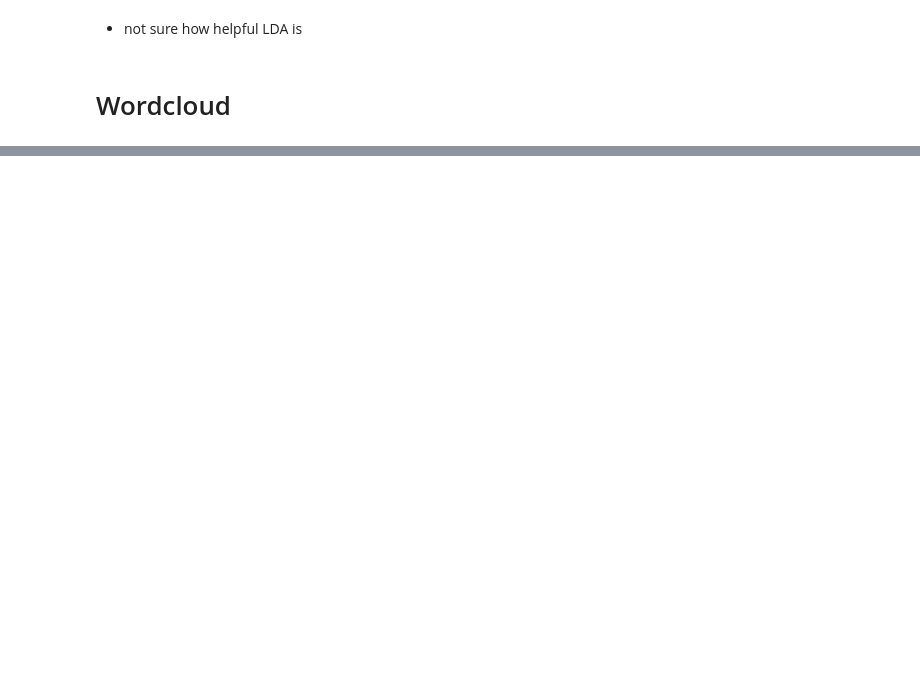
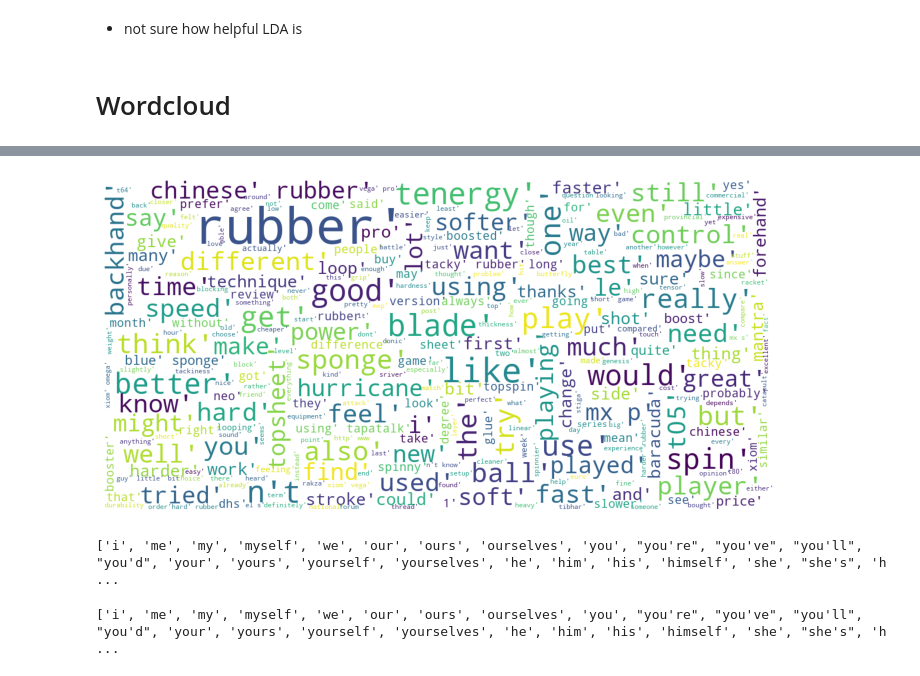
Before and after one commit to vionwinnie/ds4a-t15-tableTennis-product-review, a Jupyter notebook: EDA/simple_sentences_EDA.ipynb, the cells around one changed output, grey strips where cells are left out. Saved outputs shown, nothing was run; the diff lists cells and outputs as text; code cells hidden in the pictures; blank space fills up the shorter version.

```diff
--- a/EDA/simple_sentences_EDA.ipynb
+++ b/EDA/simple_sentences_EDA.ipynb
@@ -281,0 +315,8 @@ show_wordcloud(corpus,500)
+# %%
+show_wordcloud_custom_shape(corpus_lowercase,500)
+# %% [output]
+[figure, added]
+# %%
+print(stop)
+# %% [output]
+['i', 'me', 'my', 'myself', 'we', 'our', 'ours', 'ourselves', 'you', "you're", "you've", "you'll", "you'd", 'your', 'yours', 'yourself', 'yourselves', 'he', 'him', 'his', 'himself', 'she', "she's", 'h ...
@@ -281,0 +327,5 @@ show_wordcloud(corpus,500)
+# %%
+custom_stop = stop + custom_words
+print(custom_stop)
+# %% [output]
+['i', 'me', 'my', 'myself', 'we', 'our', 'ours', 'ourselves', 'you', "you're", "you've", "you'll", "you'd", 'your', 'yours', 'yourself', 'yourselves', 'he', 'him', 'his', 'himself', 'she', "she's", 'h ...
```
Also changed, not shown: parts of 24 cells of this notebook.
